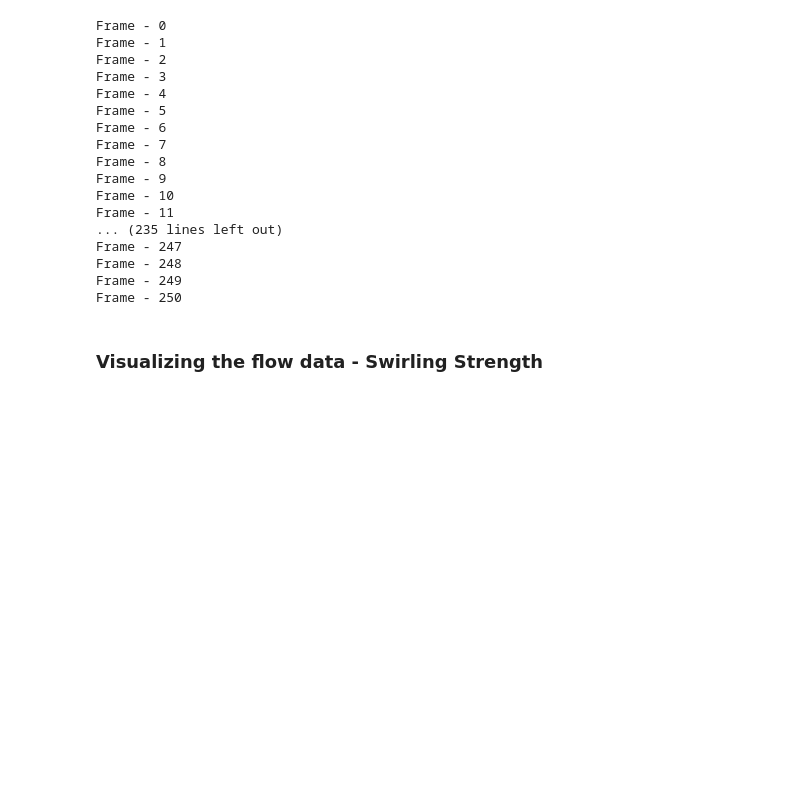
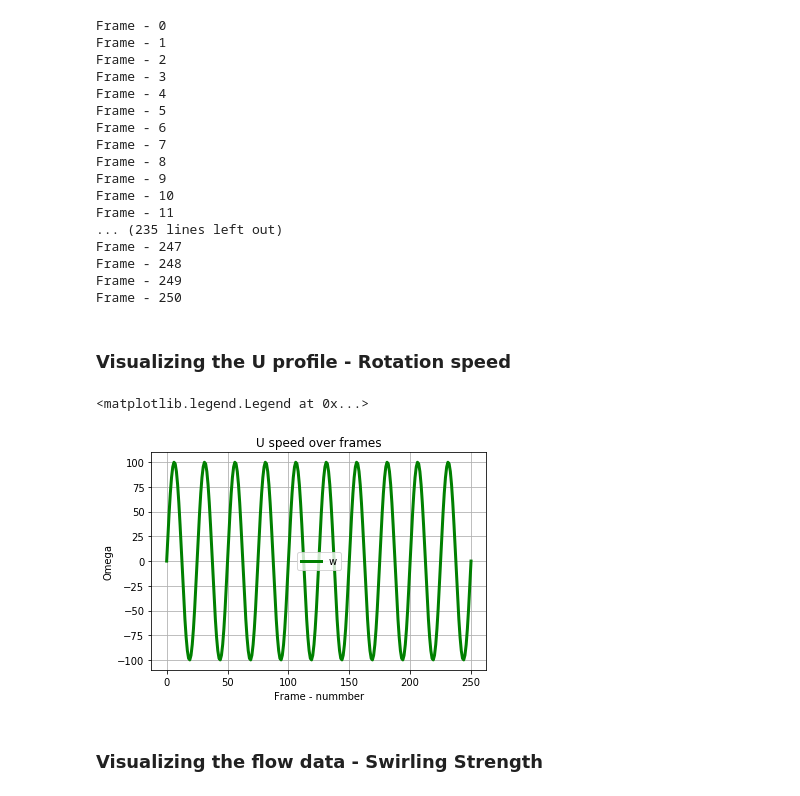
Before and after one commit to WannaBePhysicists/DMDc, a Jupyter notebook: DMDc_MPC_flow_over_cyl_2d.ipynb, the cells around one changed output. Drawn from its saved outputs; the diff is of its cells as text; code cells hidden in the pictures; blank space fills up the shorter version.

```diff
--- a/DMDc_MPC_flow_over_cyl_2d.ipynb
+++ b/DMDc_MPC_flow_over_cyl_2d.ipynb
@@ -67,6 +67,18 @@ Frame - 247
 Frame - 248
 Frame - 249
 Frame - 250
+# %% [markdown]
+### Visualizing the U profile - Rotation speed
+# %%
+plt.plot(upsilon, '-g', lineWidth = 3, label = 'w')
+plt.grid()
+plt.xlabel('Frame - nummber')
+plt.ylabel('Omega')
+plt.title('U speed over frames')
+plt.legend()
+# %% [output]
+<matplotlib.legend.Legend at 0x...>
+[figure, added]
 # %% [markdown]
 ### Visualizing the flow data - Swirling Strength
 # %%
```
Also changed, not shown: parts of 10 cells of this notebook, 8 other files.
